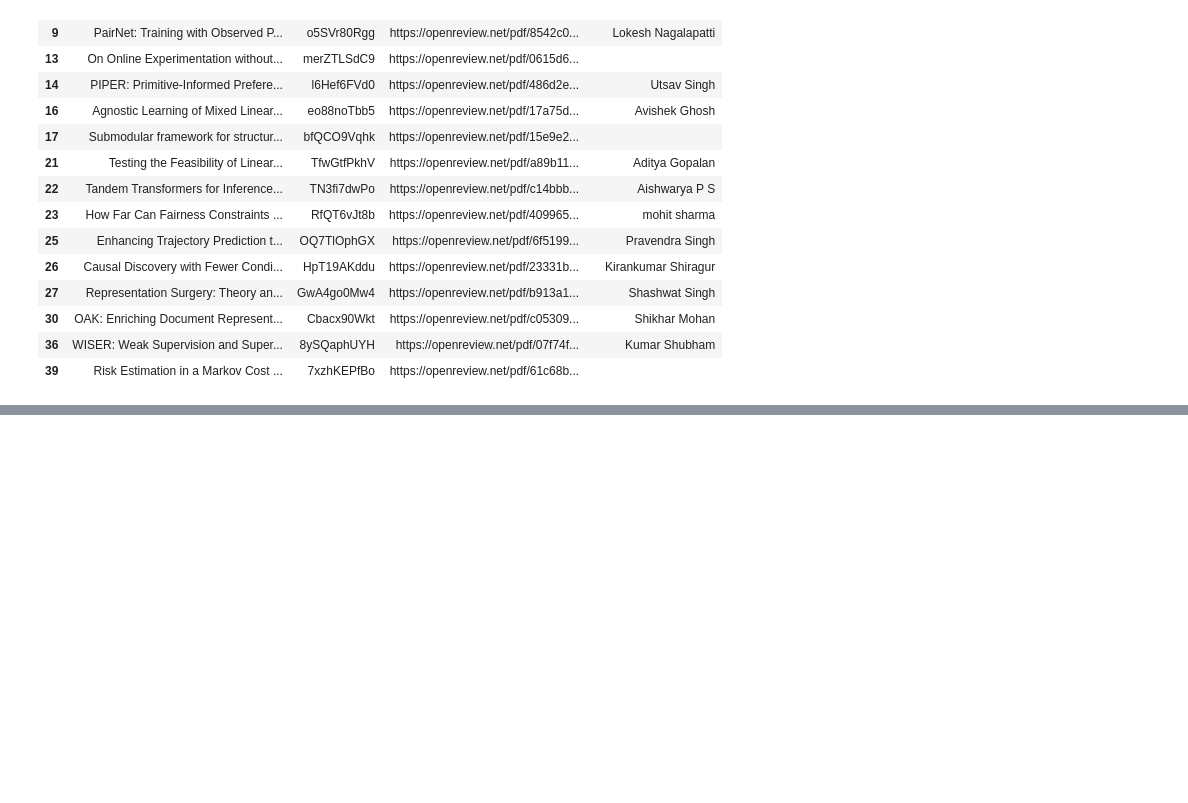
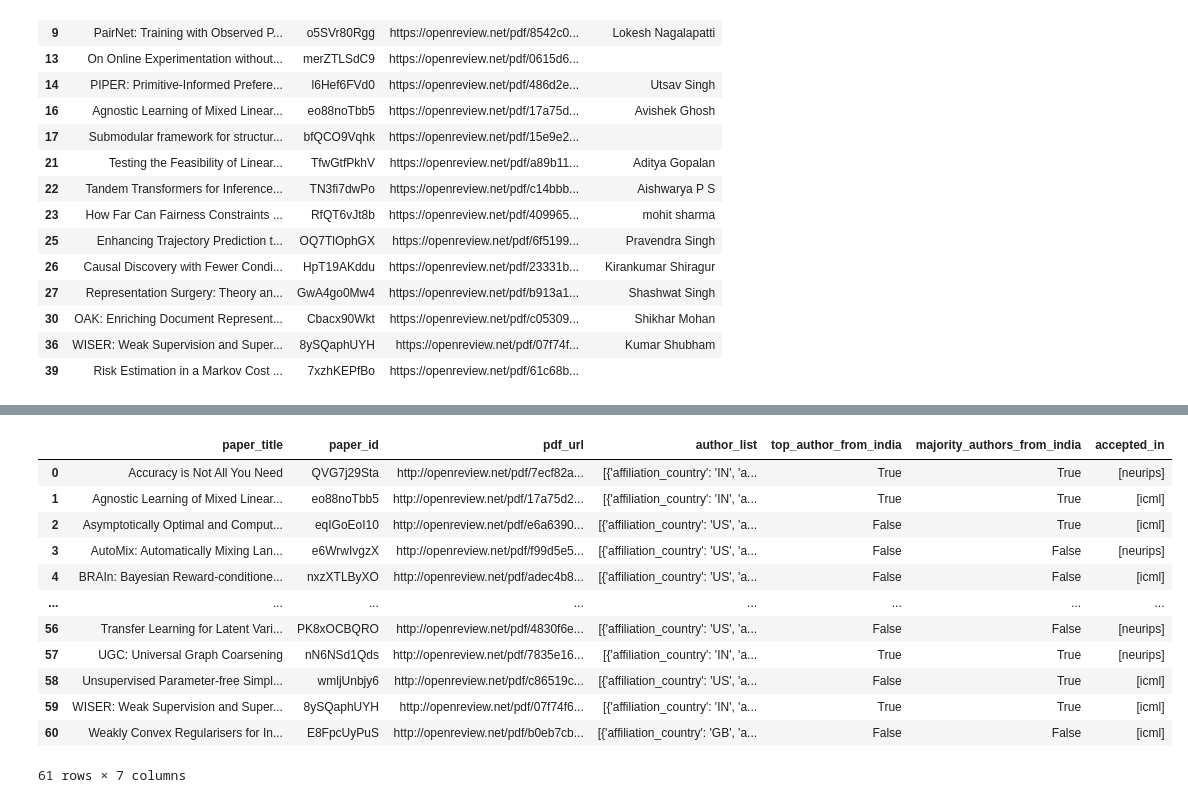
Before and after one commit to Lossfunk/indiaml-tracker, a Jupyter notebook: eda/EDA.ipynb, the cells around one changed output, grey strips where cells are left out. Saved outputs shown, nothing was run; the diff lists cells and outputs as text; code cells hidden in the pictures; blank space fills up the shorter version.

```diff
--- a/eda/EDA.ipynb
+++ b/eda/EDA.ipynb
@@ -395,0 +391,69 @@ kdf
+# %%
+def hashable_author_list(author_list):
+    # Check if the author_list is indeed a list
+    if isinstance(author_list, list):
+        # Convert each dictionary in the list to a tuple of sorted items
+        hashable_authors = []
+        for d in author_list:
+            if isinstance(d, dict):
+                # Convert dictionary to a tuple of sorted key-value pairs
+                hashable_authors.append(tuple(sorted(d.items())))
+            else:
+                # If the element is not a dict, use it as is (or handle it as needed)
+                hashable_authors.append(d)
+        # Return the entire list as a tuple so it's hashable
+        return tuple(hashable_authors)
+    return author_list
+
+def transform_author_list(author_list):
+    if isinstance(author_list, tuple):
+        return [dict(inner_tuple) for inner_tuple in author_list if isinstance(inner_tuple, tuple)]
+    return author_list  # Return as is if it's not in expected format
+
+
+
+icml_df = icml_df.copy()  # if you want to avoid modifying original data
+icml_df['accepted_in'] = icml_df.apply(lambda row: ['icml'], axis=1)
+
+neurips_df = neurips_df.copy()
+neurips_df['accepted_in'] = neurips_df.apply(lambda row: ['neurips'], axis=1)
+
+# Step 2. Concatenate the dataframes.
+combined = pd.concat([icml_df, neurips_df], ignore_index=True)
+
+# Define the columns you want to group by
+group_cols = ['paper_title', 'paper_id', 'pdf_url', 'author_list',
+              'top_author_from_india', 'majority_authors_from_india']
+
+# Convert list columns to tuples so they become hashable
+for col in group_cols:
+    # combined[col] = combined[col].apply(lambda x: tuple(x) if isinstance(x, list) else x)
+    combined['author_list'] = combined['author_list'].apply(hashable_author_list)
+
+# Now perform the grouping and aggregation
+combined_grouped = combined.groupby(group_cols, as_index=False).agg({
+    'accepted_in': 'sum'
+})
+
+
+combined_grouped['author_list'] = combined_grouped['author_list'].apply(transform_author_list)
+
+combined_grouped.to_json("ss.json", orient="records")
+
+# # Now combined_grouped is your single dataframe with an 'accepted_in' array.
+# print(combined_grouped.head())
+combined_grouped
+# %% [output]
+|  | paper_title | paper_id | pdf_url | author_list | top_author_from_india | majority_authors_from_india | accepted_in |
+| 0 | Accuracy is Not All You Need | QVG7j29Sta | http://openreview.net/pdf/7ecf82a... | [{'affiliation_country': 'IN', 'a... | True | True | [neurips] |
+| 1 | Agnostic Learning of Mixed Linear... | eo88noTbb5 | http://openreview.net/pdf/17a75d2... | [{'affiliation_country': 'IN', 'a... | True | True | [icml] |
+| 2 | Asymptotically Optimal and Comput... | eqIGoEoI10 | http://openreview.net/pdf/e6a6390... | [{'affiliation_country': 'US', 'a... | False | True | [icml] |
+| 3 | AutoMix: Automatically Mixing Lan... | e6WrwIvgzX | http://openreview.net/pdf/f99d5e5... | [{'affiliation_country': 'US', 'a... | False | False | [neurips] |
+| 4 | BRAIn: Bayesian Reward-conditione... | nxzXTLByXO | http://openreview.net/pdf/adec4b8... | [{'affiliation_country': 'US', 'a... | False | False | [icml] |
+| ... | ... | ... | ... | ... | ... | ... | ... |
+| 56 | Transfer Learning for Latent Vari... | PK8xOCBQRO | http://openreview.net/pdf/4830f6e... | [{'affiliation_country': 'US', 'a... | False | False | [neurips] |
+| 57 | UGC: Universal Graph Coarsening | nN6NSd1Qds | http://openreview.net/pdf/7835e16... | [{'affiliation_country': 'IN', 'a... | True | True | [neurips] |
+| 58 | Unsupervised Parameter-free Simpl... | wmljUnbjy6 | http://openreview.net/pdf/c86519c... | [{'affiliation_country': 'US', 'a... | False | True | [icml] |
+| 59 | WISER: Weak Supervision and Super... | 8ySQaphUYH | http://openreview.net/pdf/07f74f6... | [{'affiliation_country': 'IN', 'a... | True | True | [icml] |
+| 60 | Weakly Convex Regularisers for In... | E8FpcUyPuS | http://openreview.net/pdf/b0eb7cb... | [{'affiliation_country': 'GB', 'a... | False | False | [icml] |
+61 rows × 7 columns
```
Also changed, not shown: parts of 7 cells of this notebook, 53 other files.
